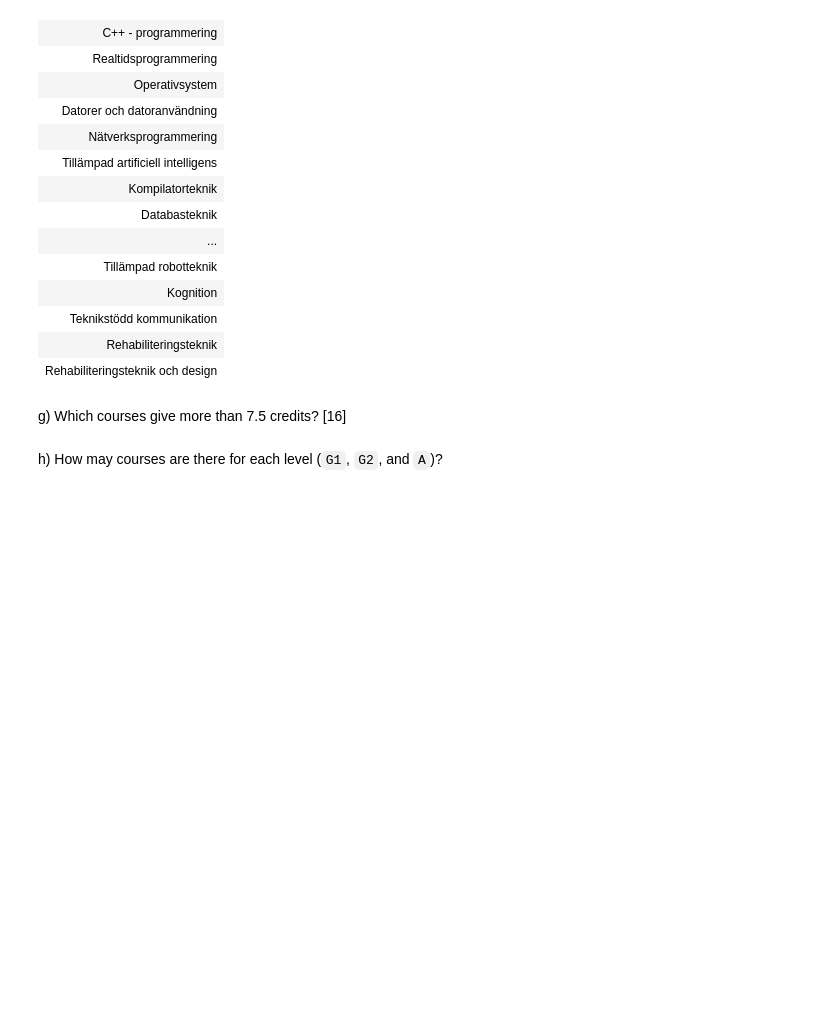
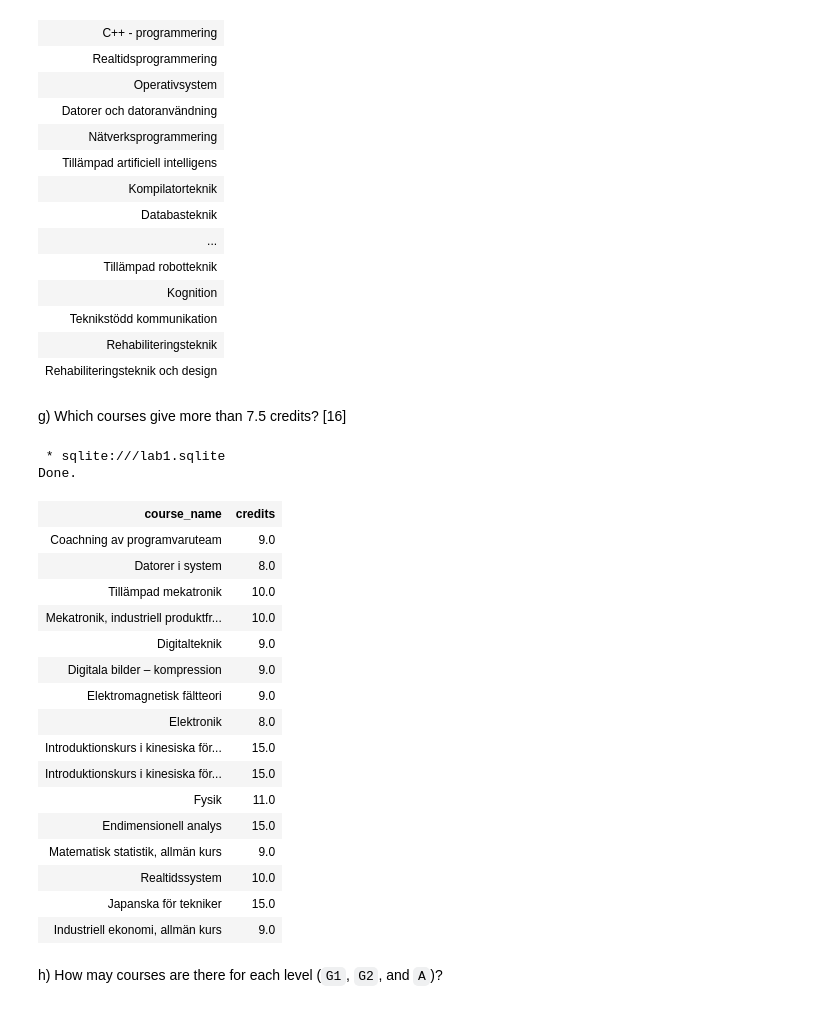
Before and after one commit to adafor94/EDAF75, a Jupyter notebook: lab1/lab1.ipynb, the cells around one changed output. Saved outputs shown, nothing was run; the diff lists cells and outputs as text; code cells hidden in the pictures; blank space fills up the shorter version.

```diff
--- a/lab1/lab1.ipynb
+++ b/lab1/lab1.ipynb
@@ -397,6 +397,29 @@ Done.
 g) Which courses give more than 7.5 credits? [16]
 # %%
 %%sql
+SELECT course_name, credits
+FROM courses
+WHERE credits > 7.5
+# %% [output]
+ * sqlite:///lab1.sqlite
+Done.
+| course_name | credits |
+| Coachning av programvaruteam | 9.0 |
+| Datorer i system | 8.0 |
+| Tillämpad mekatronik | 10.0 |
+| Mekatronik, industriell produktfr... | 10.0 |
+| Digitalteknik | 9.0 |
+| Digitala bilder – kompression | 9.0 |
+| Elektromagnetisk fältteori | 9.0 |
+| Elektronik | 8.0 |
+| Introduktionskurs i kinesiska för... | 15.0 |
+| Introduktionskurs i kinesiska för... | 15.0 |
+| Fysik | 11.0 |
+| Endimensionell analys | 15.0 |
+| Matematisk statistik, allmän kurs | 9.0 |
+| Realtidssystem | 10.0 |
+| Japanska för tekniker | 15.0 |
+| Industriell ekonomi, allmän kurs | 9.0 |
 # %% [markdown]
 h) How may courses are there for each level (`G1`, `G2`, and
    `A`)?
```
Also changed, not shown: parts of 8 cells of this notebook, 1 other file.
